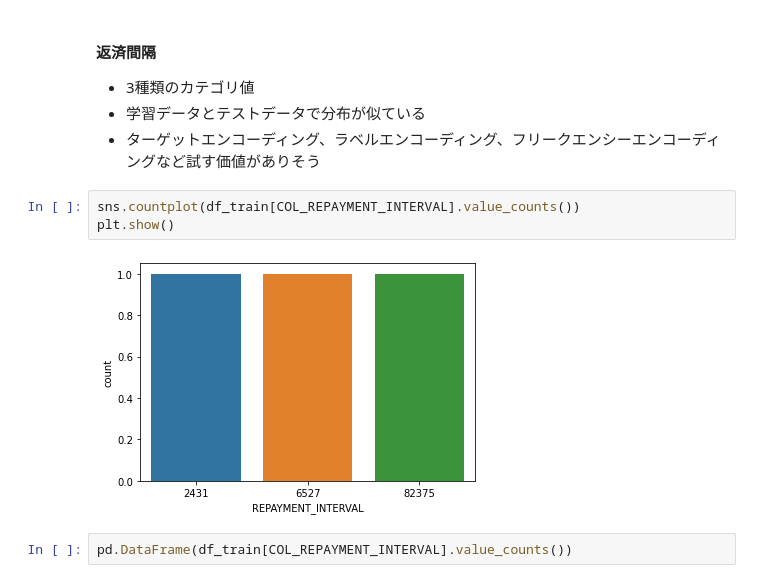
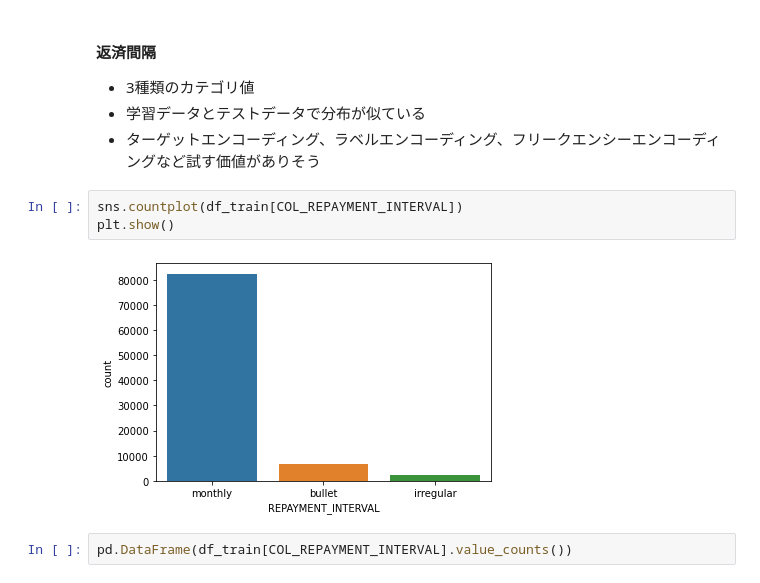
Before and after one commit to Shohei-Kinoshita/prob-space-kiva-competition, a Jupyter notebook: src/EDA.ipynb, the cells around one changed output. Saved outputs shown, nothing was run; the diff lists cells and outputs as text.

```diff
--- a/src/EDA.ipynb
+++ b/src/EDA.ipynb
@@ -597,10 +609,10 @@ nan
  - 学習データとテストデータで分布が似ている
  - ターゲットエンコーディング、ラベルエンコーディング、フリークエンシーエンコーディングなど試す価値がありそう
 # %%
-sns.countplot(df_train[COL_REPAYMENT_INTERVAL].value_counts())
+sns.countplot(df_train[COL_REPAYMENT_INTERVAL])
 plt.show()
 # %% [output]
-[figure, old version]
+[figure, new version]
 # %%
 pd.DataFrame(df_train[COL_REPAYMENT_INTERVAL].value_counts())
 # %% [output]
```
Also changed, not shown: parts of 6 cells of this notebook.
